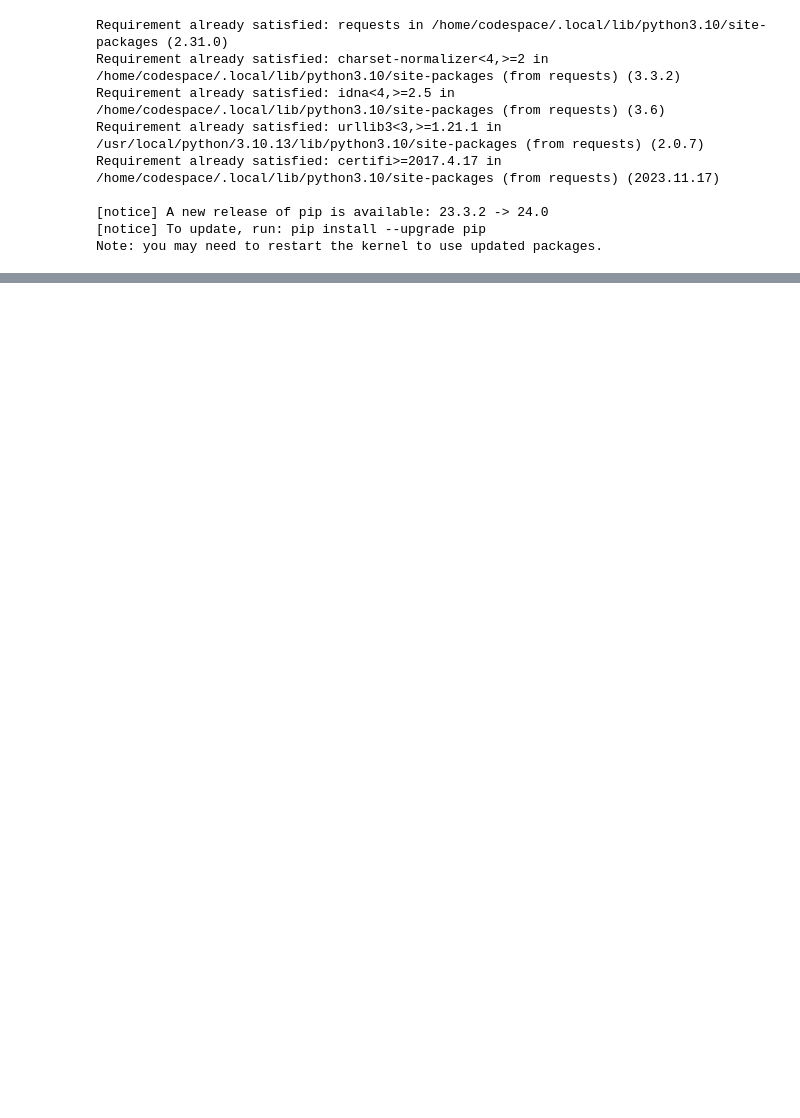
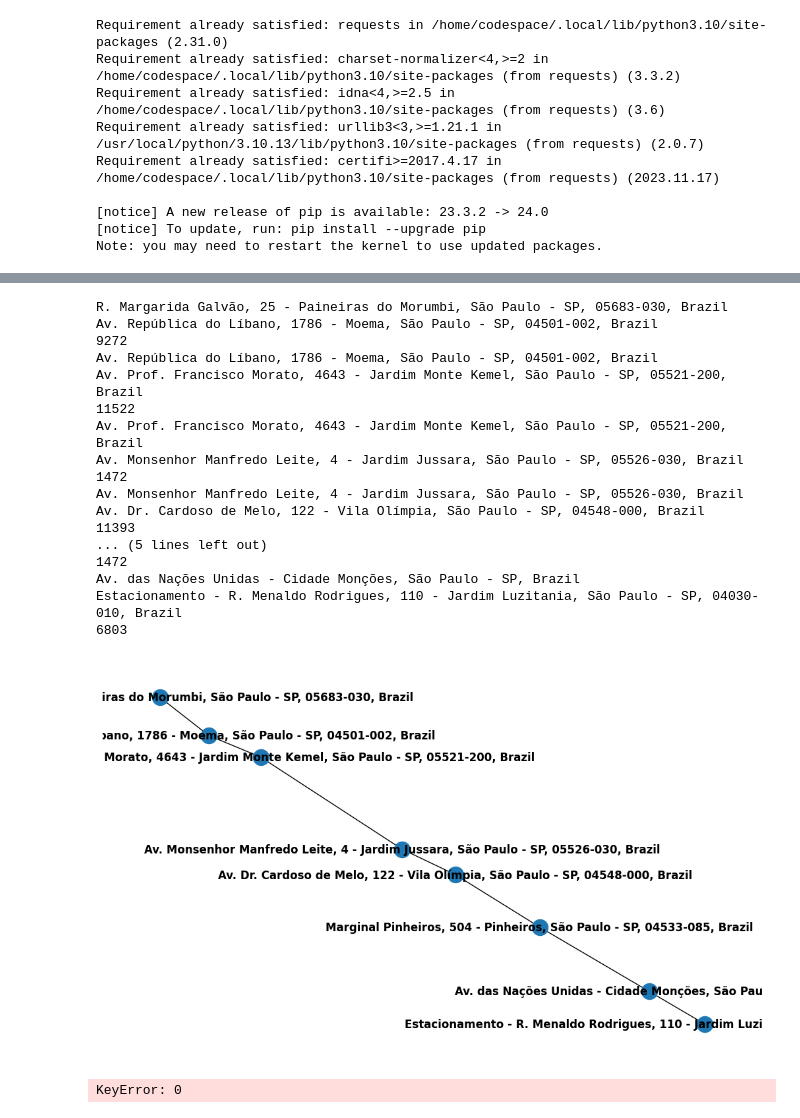
Before and after one commit to 55Hian/Estrutura-de-dados, a Jupyter notebook: atividade2.ipynb, the cells around one changed output, grey strips where cells are left out. Saved outputs shown, nothing was run; the diff lists cells and outputs as text; code cells hidden in the pictures; blank space fills up the shorter version.

```diff
--- a/atividade2.ipynb
+++ b/atividade2.ipynb
@@ -232,0 +220,2 @@ mapa
+# %%
+G = nx.Graph()
@@ -232,0 +357,25 @@ mapa
+# %%
+array = []
+
+for x in range(len(distance)):
+    array.append(distance[x]['Origem'][0])
+
+novaArray = list(set(array))
+# %%
+caminhoDijsktra = []
+
+for i in range(len(novaArray) - 1):
+
+    origem = novaArray[i]
+    destino = novaArray[i+1]
+
+    caminho, comprimento = dijkstra(G, origem, destino)
+
+    caminhoDijsktra.append(dijkstra(G, origem, destino))
+
+    print(origem)
+    print(destino)
+    print("Caminho mais curto:", caminho)
+    print("Comprimento do caminho:", comprimento)
+
+print(caminhoDijsktra)
@@ -232,0 +400,40 @@ mapa
+# %%
+Result = nx.Graph()
+
+for i in range(len(caminhoDijsktra) - 1):
+    origem = caminhoDijsktra[i][0][0]
+    destino = caminhoDijsktra[i+1][0][0]
+    distancia = caminhoDijsktra[i][1]
+
+    print(origem)
+    print(destino)
+    print(distancia)
+
+    Result.add_edge(origem, destino, weight=distancia)
+
+plt.figure(figsize=(10, 6))
+nx.draw(Result, with_labels=True, font_weight='bold')
+plt.show()
+# %% [output]
+R. Margarida Galvão, 25 - Paineiras do Morumbi, São Paulo - SP, 05683-030, Brazil
+Av. República do Líbano, 1786 - Moema, São Paulo - SP, 04501-002, Brazil
+9272
+Av. República do Líbano, 1786 - Moema, São Paulo - SP, 04501-002, Brazil
+Av. Prof. Francisco Morato, 4643 - Jardim Monte Kemel, São Paulo - SP, 05521-200, Brazil
+11522
+Av. Prof. Francisco Morato, 4643 - Jardim Monte Kemel, São Paulo - SP, 05521-200, Brazil
+Av. Monsenhor Manfredo Leite, 4 - Jardim Jussara, São Paulo - SP, 05526-030, Brazil
+1472
+Av. Monsenhor Manfredo Leite, 4 - Jardim Jussara, São Paulo - SP, 05526-030, Brazil
+Av. Dr. Cardoso de Melo, 122 - Vila Olímpia, São Paulo - SP, 04548-000, Brazil
+11393
+... (5 lines left out)
+1472
+Av. das Nações Unidas - Cidade Monções, São Paulo - SP, Brazil
+Estacionamento - R. Menaldo Rodrigues, 110 - Jardim Luzitania, São Paulo - SP, 04030-010, Brazil
+6803
+[figure, added]
+# %%
+maps.setPointsInMap(novaArray)
+# %% [output]
+KeyError: 0
```
Also changed, not shown: parts of 23 cells of this notebook, 1 other file.
